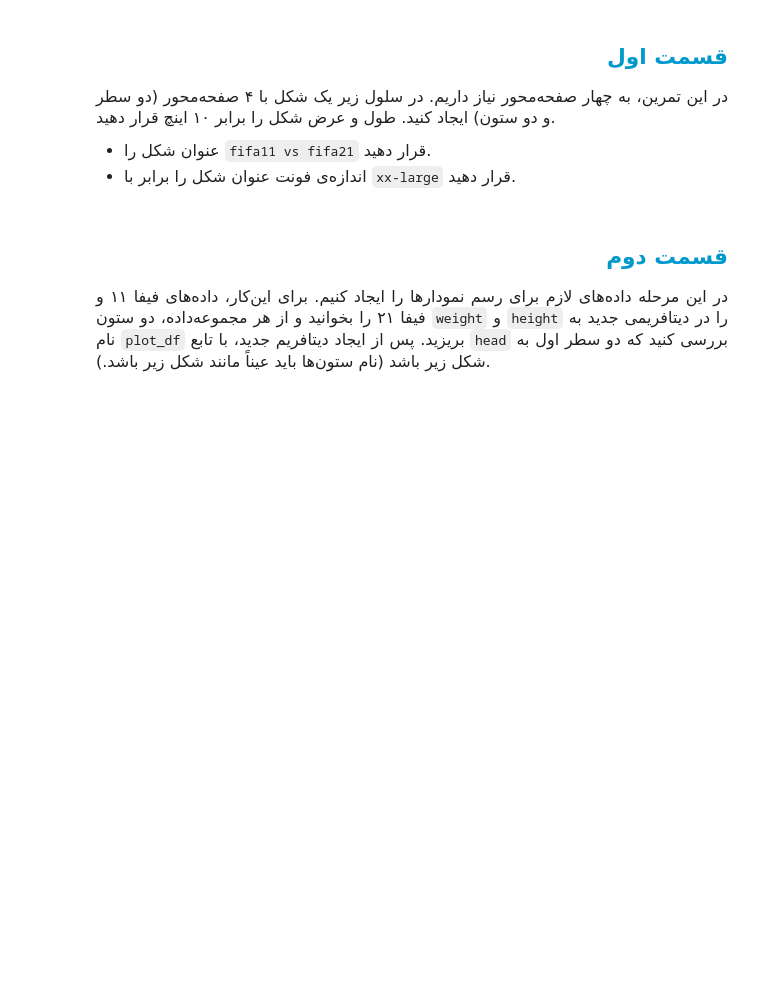
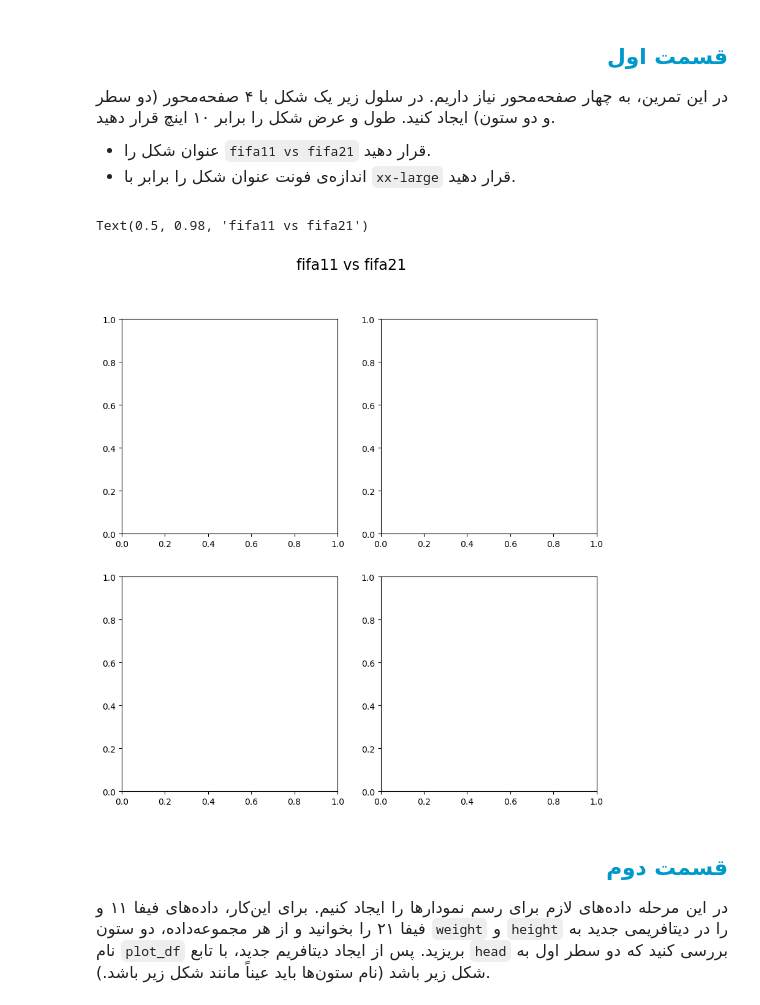
Before and after one commit to a-shygun/Datasets, a Jupyter notebook: QUERA/Data Analysis/data_visualization_gone_with_the_wind/gone_with_the_wind.ipynb, the cells around one changed output. Saved outputs shown, nothing was run; the diff lists cells and outputs as text; code cells hidden in the pictures; blank space fills up the shorter version.

```diff
--- a/QUERA/Data Analysis/data_visualization_gone_with_the_wind/gone_with_the_wind.ipynb
+++ b/QUERA/Data Analysis/data_visualization_gone_with_the_wind/gone_with_the_wind.ipynb
@@ -44,7 +44,11 @@ import pandas as pd
 </p>
 # %%
 # TODO: create the figure and plots
-fig, axes = None
+fig, axes = plt.subplots(2,2, figsize=(10,10))
+fig.suptitle('fifa11 vs fifa21', fontsize='xx-large')
+# %% [output]
+Text(0.5, 0.98, 'fifa11 vs fifa21')
+[figure, added]
 # %% [markdown]
 
 
```
Also changed, not shown: parts of 9 cells of this notebook, 29 other files.
